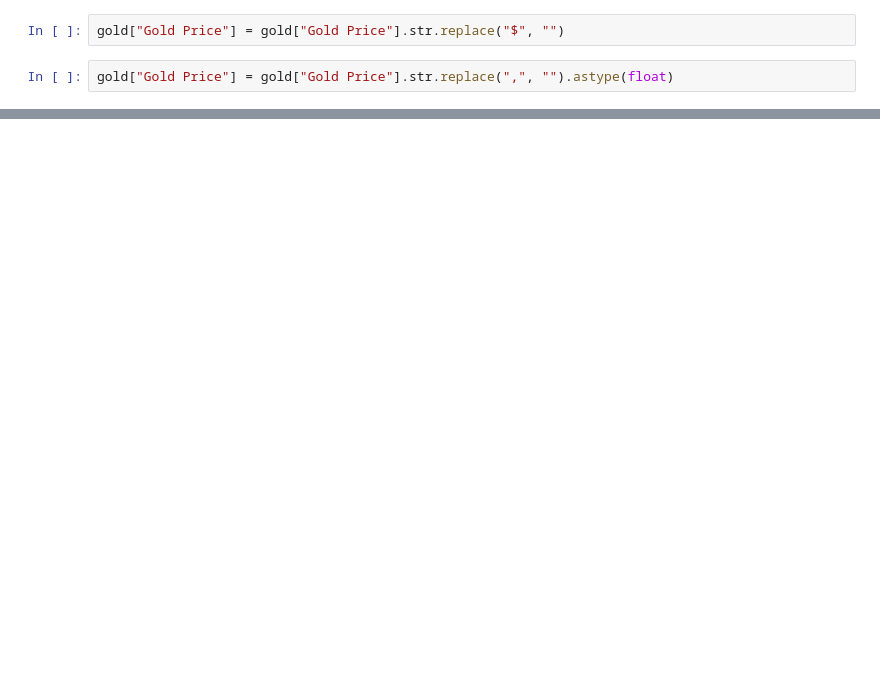
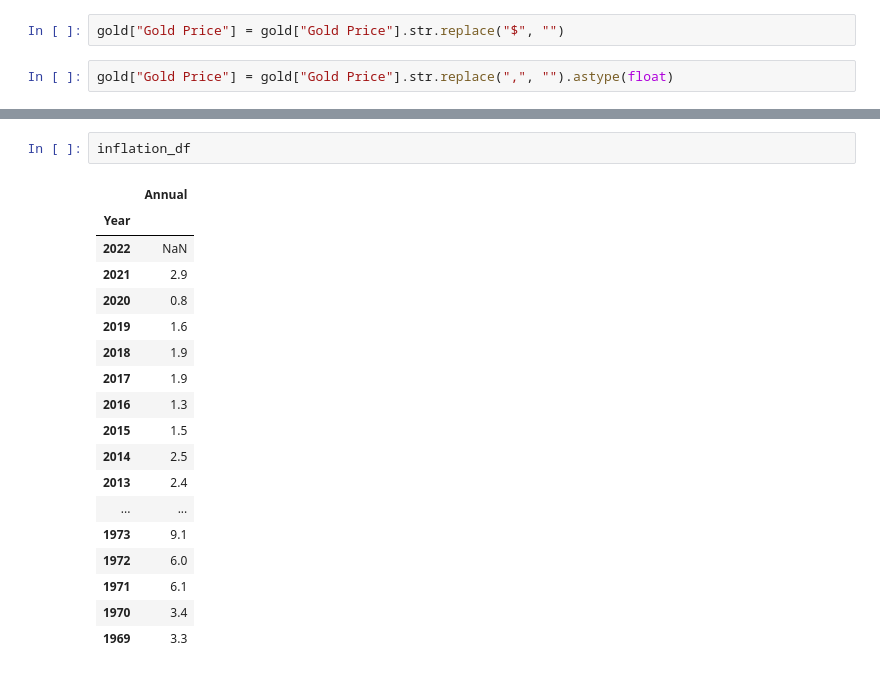
Before and after one commit to malrepos/FirstGroup, a Jupyter notebook: gold_beautifulsoup.ipynb, the cells around one changed output, grey strips where cells are left out. Drawn from its saved outputs; the diff is of its cells as text; blank space fills up the shorter version.

```diff
--- a/gold_beautifulsoup.ipynb
+++ b/gold_beautifulsoup.ipynb
@@ -49,3 +113,24 @@ gold["Gold Price"] = gold["Gold Price"].str.replace(",", "").astype(float)
+# %%
+inflation_df
+# %% [output]
+|  | Annual |
+| Year |  |
+| 2022 | NaN |
+| 2021 | 2.9 |
+| 2020 | 0.8 |
+| 2019 | 1.6 |
+| 2018 | 1.9 |
+| 2017 | 1.9 |
+| 2016 | 1.3 |
+| 2015 | 1.5 |
+| 2014 | 2.5 |
+| 2013 | 2.4 |
+| ... | ... |
+| 1973 | 9.1 |
+| 1972 | 6.0 |
+| 1971 | 6.1 |
+| 1970 | 3.4 |
+| 1969 | 3.3 |
 # %%
 gold
 # %% [output]
```
Also changed, not shown: parts of 21 cells of this notebook.
